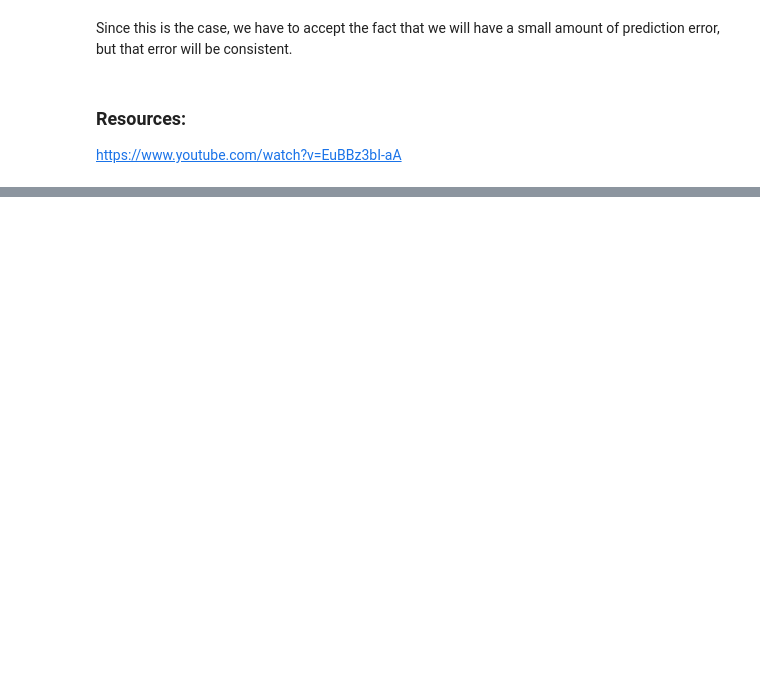
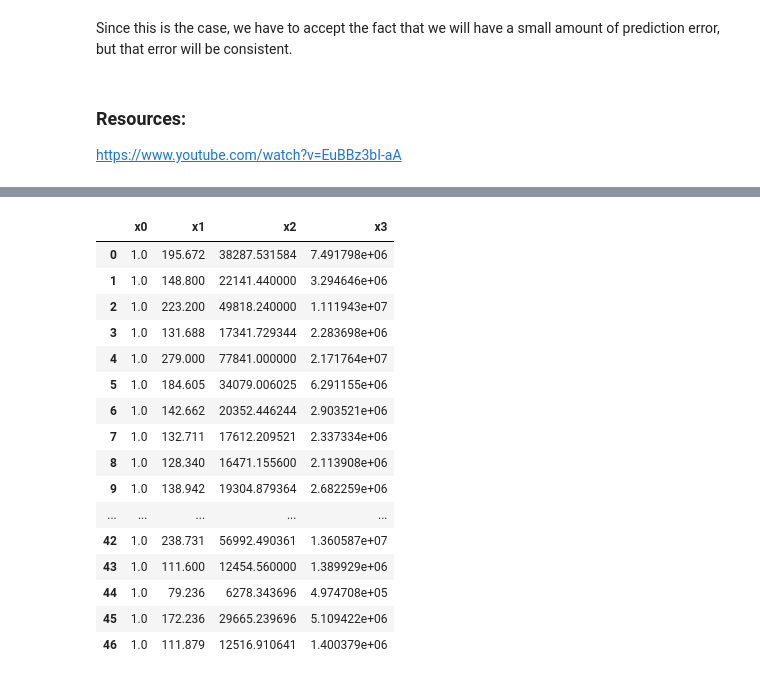
Before and after one commit to data-max-hq/machine-learning-sda-regression, a Jupyter notebook: Machine_Learning_Regression_SDA.ipynb, the cells around one changed output, grey strips where cells are left out. Drawn from its saved outputs; the diff is of its cells as text; code cells hidden in the pictures; blank space fills up the shorter version.

```diff
--- a/Machine_Learning_Regression_SDA.ipynb
+++ b/Machine_Learning_Regression_SDA.ipynb
@@ -279,0 +300,10 @@ https://www.youtube.com/watch?v=EuBBz3bI-aA
+# %%
+X= df[['size_m2']]
+y= df['Price']
+# %%
+X_Poly = poly.fit_transform(X)
+# %%
+X_Poly_df = pd.DataFrame(X_Poly, columns = ['x0','x1','x2','x3'])
+# %%
+model = LinearRegression()
+model.fit(X_Poly_df, y)
@@ -279,0 +334,20 @@ https://www.youtube.com/watch?v=EuBBz3bI-aA
+# %%
+X_Poly_df
+# %% [output]
+|  | x0 | x1 | x2 | x3 |
+| 0 | 1.0 | 195.672 | 38287.531584 | 7.491798e+06 |
+| 1 | 1.0 | 148.800 | 22141.440000 | 3.294646e+06 |
+| 2 | 1.0 | 223.200 | 49818.240000 | 1.111943e+07 |
+| 3 | 1.0 | 131.688 | 17341.729344 | 2.283698e+06 |
+| 4 | 1.0 | 279.000 | 77841.000000 | 2.171764e+07 |
+| 5 | 1.0 | 184.605 | 34079.006025 | 6.291155e+06 |
+| 6 | 1.0 | 142.662 | 20352.446244 | 2.903521e+06 |
+| 7 | 1.0 | 132.711 | 17612.209521 | 2.337334e+06 |
+| 8 | 1.0 | 128.340 | 16471.155600 | 2.113908e+06 |
+| 9 | 1.0 | 138.942 | 19304.879364 | 2.682259e+06 |
+| ... | ... | ... | ... | ... |
+| 42 | 1.0 | 238.731 | 56992.490361 | 1.360587e+07 |
+| 43 | 1.0 | 111.600 | 12454.560000 | 1.389929e+06 |
+| 44 | 1.0 | 79.236 | 6278.343696 | 4.974708e+05 |
+| 45 | 1.0 | 172.236 | 29665.239696 | 5.109422e+06 |
+| 46 | 1.0 | 111.879 | 12516.910641 | 1.400379e+06 |
```
Also changed, not shown: parts of 16 cells of this notebook.
